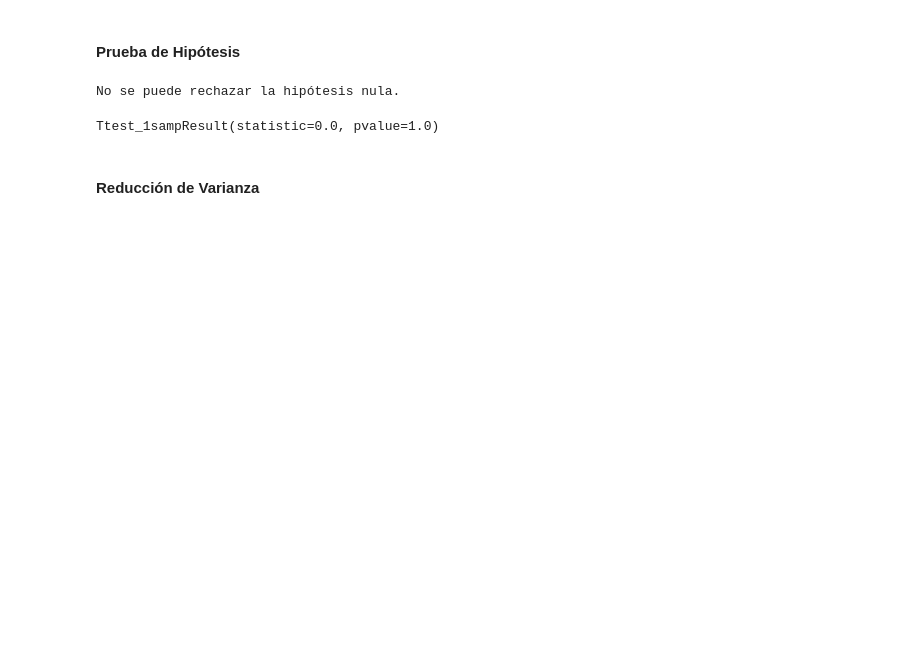
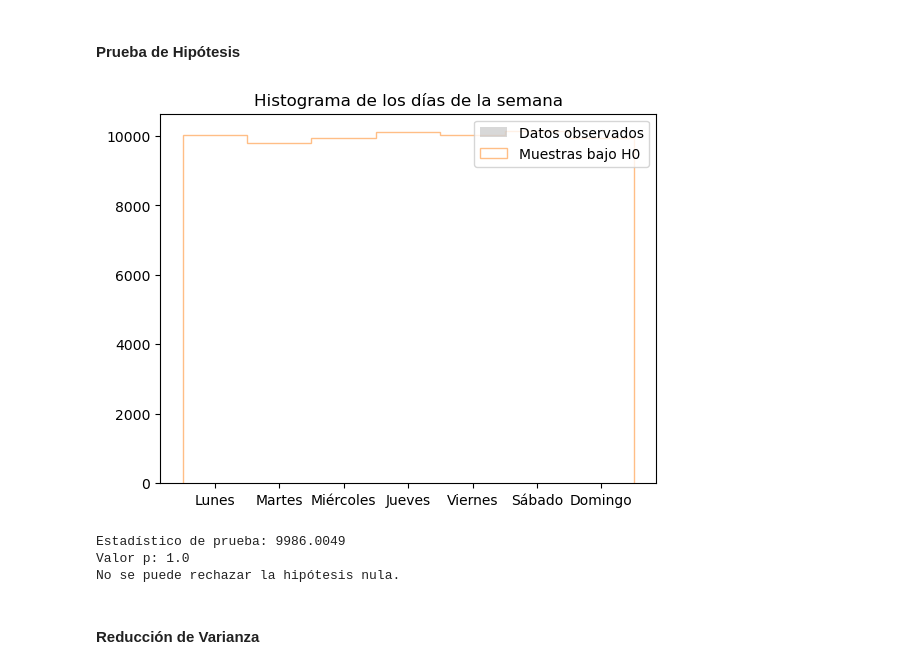
Before and after one commit to Karim1601/Simulacion_Proyecto_PenaH_ValadezM_DegolladoJ, a Jupyter notebook: ProyectoModulo1_PeñaN1_ValadezN2_DegolladoN3.ipynb, the cells around one changed output. Cells and saved outputs as stored; diff of their text form; code cells hidden in the pictures; blank space fills up the shorter version.

```diff
--- a/ProyectoModulo1_PeñaN1_ValadezN2_DegolladoN3.ipynb
+++ b/ProyectoModulo1_PeñaN1_ValadezN2_DegolladoN3.ipynb
@@ -289,29 +327,51 @@ sns.kdeplot(dias_de_la_semana, color = "blue", linewidth=2)
 # %% [markdown]
 #### Prueba de Hipótesis
-# %%
-# definir la hipótesis nula y la hipótesis alternativa
-##H0: mu = mu0
-# Ha: mu =! mu0
-
-
-# calcular la estadística de prueba
-mu0 = 3.99592930731217
-t_statistic, p_value = stats.ttest_1samp(dias_de_la_semana, mu0)
-
-
-
-# interpretar el resultado
-alpha = 0.05
-
-if p_value < alpha:
-    print("Se rechaza la hipótesis nula.")
-else:
-    print("No se puede rechazar la hipótesis nula.")
-# %% [output]
-No se puede rechazar la hipótesis nula.
-# %%
-stats.ttest_1samp(dias_de_la_semana, mu0)
-# %% [output]
-Ttest_1sampResult(statistic=0.0, pvalue=1.0)
+# %%
+
+
+# Asignar un número a cada día de la semana
+dias_num = np.arange(7)
+
+# Hipótesis nula: los días de la semana son igualmente probables
+# Generar 1000 muestras aleatorias bajo la hipótesis nula
+n = 10000
+null_samples = np.random.choice(dias_num, size=(n, len(dias_num)))
+
+# Estadístico de prueba: diferencia entre la frecuencia observada y la esperada
+observed_freqs = np.histogram(dias_num, bins=np.arange(8))[0]
+expected_freqs = np.ones_like(observed_freqs) * len(null_samples) / len(dias_num)
+test_statistic = np.sum((observed_freqs - expected_freqs)**2 / expected_freqs)
+
+# Valor p: probabilidad de obtener un estadístico de prueba al menos tan extremo como el observado bajo la hipótesis nula
+null_test_stats = np.sum((np.histogram(sample, bins=np.arange(8))[0] - expected_freqs)**2 / expected_freqs for sample in null_samples)
+p_value = np.mean(null_test_stats >= test_statistic)
+
+# Graficar el histograma de los datos y las muestras simuladas bajo la hipótesis nula
+fig, ax = plt.subplots()
+ax.hist(dias_num, bins=np.arange(8)-0.5, fc='gray', histtype='stepfilled', alpha=0.3, label='Datos observados')
+ax.hist(null_samples.flatten(), bins=np.arange(8)-0.5, fc='gray', histtype='step', alpha=0.5, label='Muestras bajo H0')
+ax.set_xticks(np.arange(7))
+ax.set_xticklabels(dias_semana)
+ax.legend()
+ax.set_title('Histograma de los días de la semana')
+plt.show()
+
+# Imprimir el estadístico de prueba y el valor p
+print('Estadístico de prueba:', test_statistic)
+print('Valor p:', p_value)
+
+
+# interpretar el resultado
+alpha = 0.05
+
+if p_value < alpha:
+    print("Se rechaza la hipótesis nula.")
+else:
+    print("No se puede rechazar la hipótesis nula.")
+# %% [output]
+[figure, added]
+Estadístico de prueba: 9986.0049
+Valor p: 1.0
+No se puede rechazar la hipótesis nula.
 # %% [markdown]
 #### Reducción de Varianza
```
Also changed, not shown: parts of 16 cells of this notebook.
